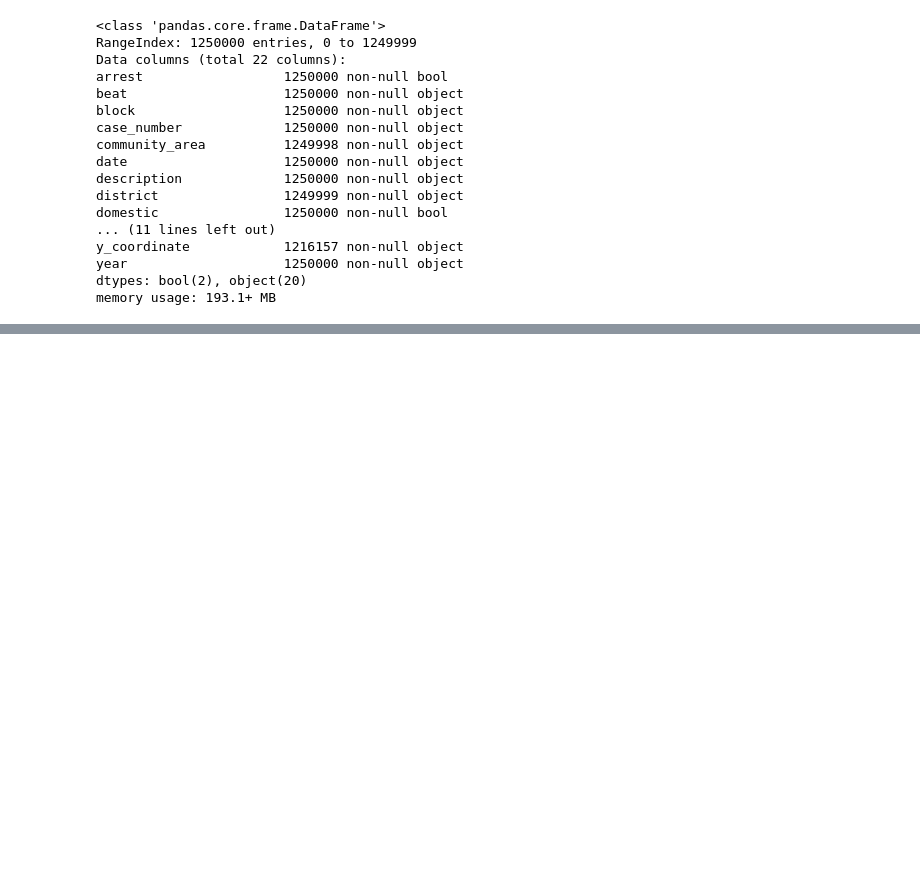
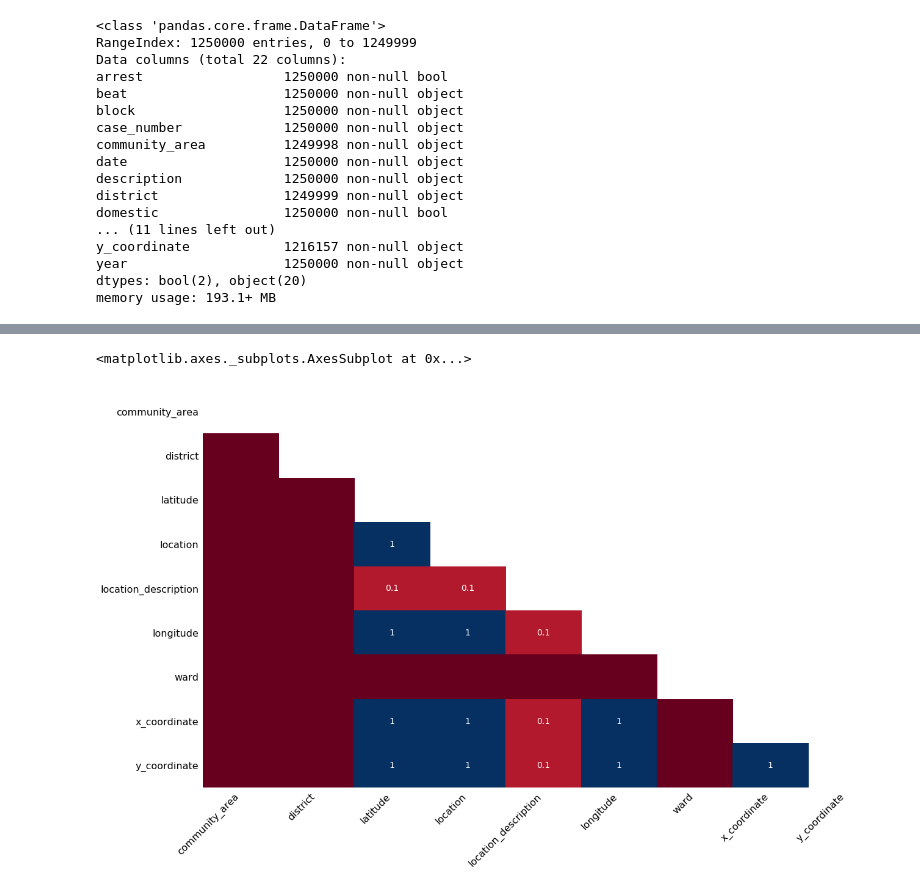
Before and after one commit to DKEENEY81/chicago_crime, a Jupyter notebook: ChicagoCrime.ipynb, the cells around one changed output, grey strips where cells are left out. Cells and saved outputs as stored; diff of their text form; code cells hidden in the pictures; blank space fills up the shorter version.

```diff
--- a/ChicagoCrime.ipynb
+++ b/ChicagoCrime.ipynb
@@ -48,0 +53,5 @@ Crime.date.max()
+# %%
+msno.heatmap(Crime)
+# %% [output]
+<matplotlib.axes._subplots.AxesSubplot at 0x...>
+[figure, added]
```
Also changed, not shown: parts of 7 cells of this notebook, 2 other files.
